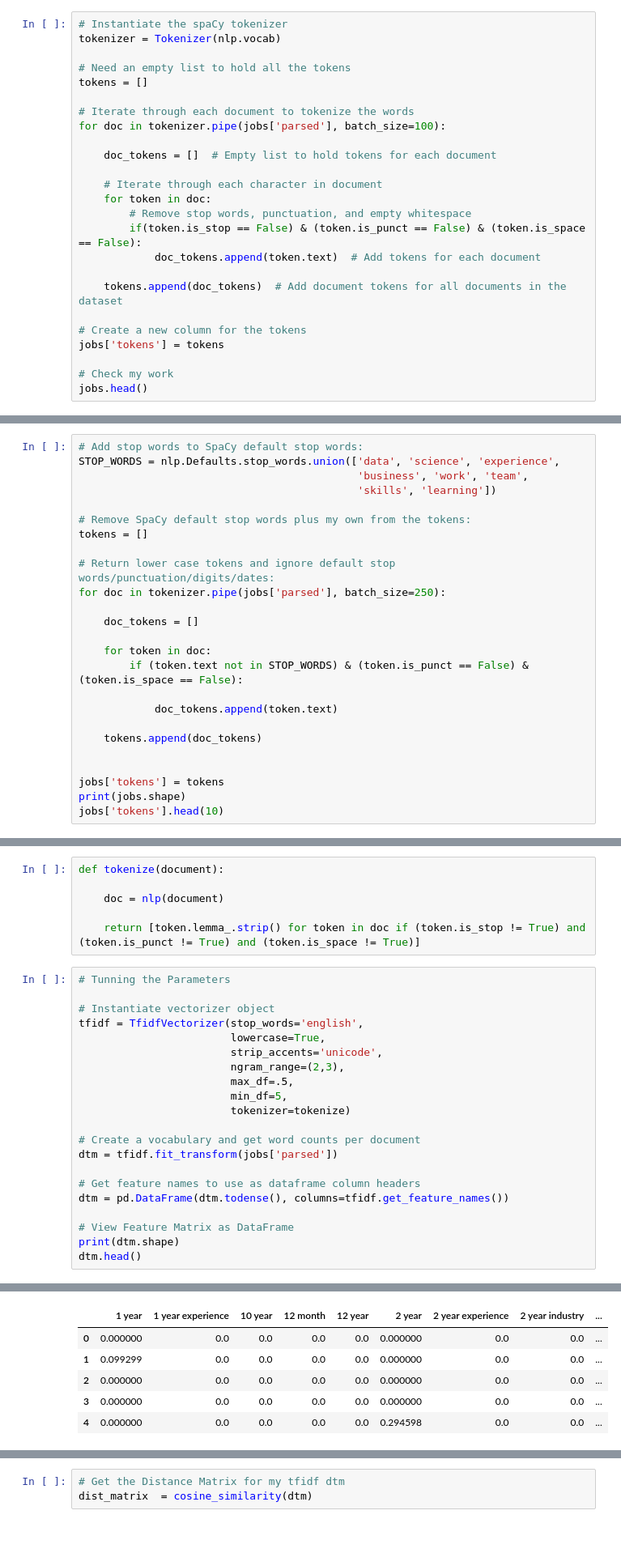
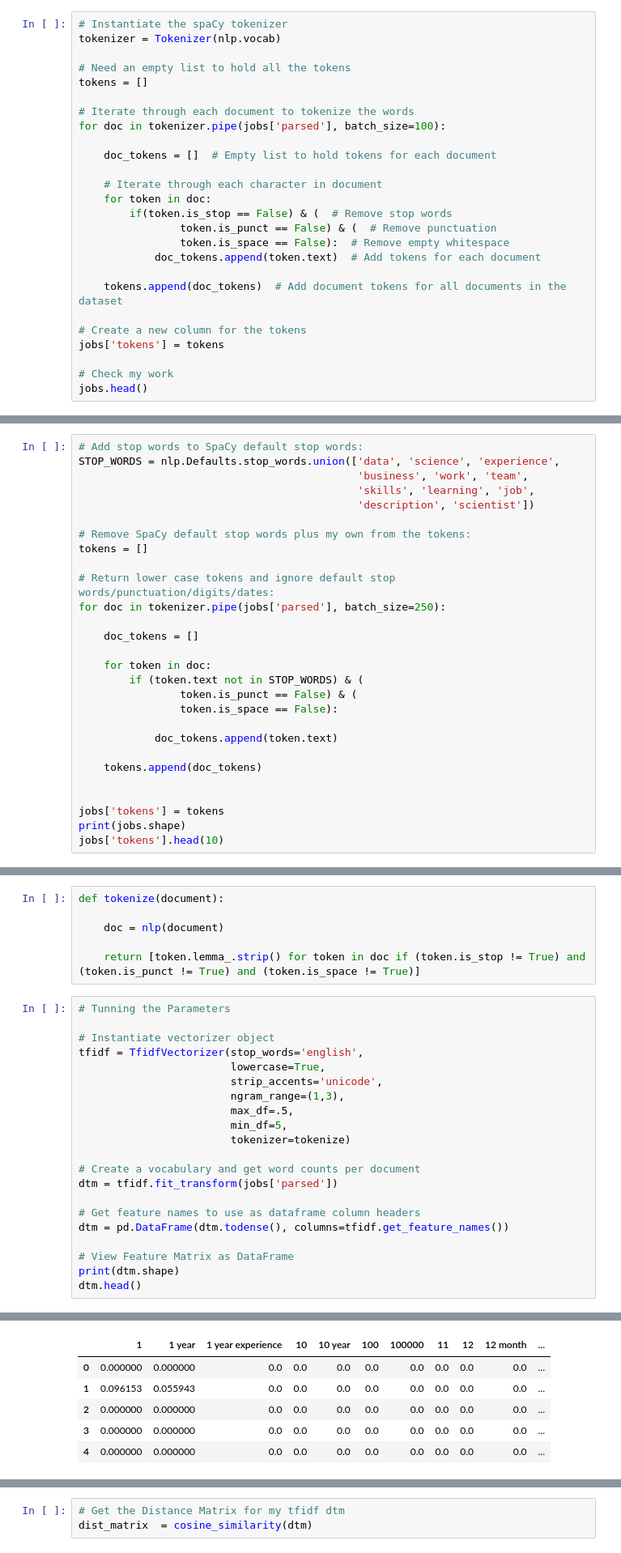
Before and after one commit to jmmiddour/DSPT8-Unit-4-ML, a Jupyter notebook: DS-Unit-4-Sprint-1-NLP-main/module2-vector-representations/LS_DS_412_Vector_Representations_Assignment.ipynb, the cells around one changed output, grey strips where cells are left out. Shown at 81% size. Saved outputs shown, nothing was run; the diff lists cells and outputs as text.

```diff
--- a/DS-Unit-4-Sprint-1-NLP-main/module2-vector-representations/LS_DS_412_Vector_Representations_Assignment.ipynb
+++ b/DS-Unit-4-Sprint-1-NLP-main/module2-vector-representations/LS_DS_412_Vector_Representations_Assignment.ipynb
@@ -181,8 +158,9 @@ for doc in tokenizer.pipe(jobs['parsed'], batch_size=100):
 
     # Iterate through each character in document
     for token in doc:
-        # Remove stop words, punctuation, and empty whitespace
-        if(token.is_stop == False) & (token.is_punct == False) & (token.is_space == False):
+        if(token.is_stop == False) & (  # Remove stop words
+                token.is_punct == False) & (  # Remove punctuation
+                token.is_space == False):  # Remove empty whitespace
             doc_tokens.append(token.text)  # Add tokens for each document
 
     tokens.append(doc_tokens)  # Add document tokens for all documents in the dataset
@@ -338,7 +336,8 @@ plt.axis('off');
 # Add stop words to SpaCy default stop words:
 STOP_WORDS = nlp.Defaults.stop_words.union(['data', 'science', 'experience',
                                             'business', 'work', 'team',
-                                            'skills', 'learning'])
+                                            'skills', 'learning', 'job',
+                                            'description', 'scientist'])
 
 # Remove SpaCy default stop words plus my own from the tokens:
 tokens = []
@@ -349,7 +348,9 @@ for doc in tokenizer.pipe(jobs['parsed'], batch_size=250):
     doc_tokens = []
 
     for token in doc:
-        if (token.text not in STOP_WORDS) & (token.is_punct == False) & (token.is_space == False):
+        if (token.text not in STOP_WORDS) & (
+                token.is_punct == False) & (
+                token.is_space == False):
 
             doc_tokens.append(token.text)
 
@@ -523,7 +526,7 @@ def tokenize(document):
 tfidf = TfidfVectorizer(stop_words='english',
                         lowercase=True,
                         strip_accents='unicode',
-                        ngram_range=(2,3),
+                        ngram_range=(1,3),
                         max_df=.5,
                         min_df=5,
                         tokenizer=tokenize)
@@ -542,6 +545,6 @@ dtm.head()
-|  | 1 year | 1 year experience | 10 year | 12 month | 12 year | 2 year | 2 year experience | 2 year industry | ... |
-| 0 | 0.000000 | 0.0 | 0.0 | 0.0 | 0.0 | 0.000000 | 0.0 | 0.0 | ... |
-| 1 | 0.099299 | 0.0 | 0.0 | 0.0 | 0.0 | 0.000000 | 0.0 | 0.0 | ... |
-| 2 | 0.000000 | 0.0 | 0.0 | 0.0 | 0.0 | 0.000000 | 0.0 | 0.0 | ... |
-| 3 | 0.000000 | 0.0 | 0.0 | 0.0 | 0.0 | 0.000000 | 0.0 | 0.0 | ... |
-| 4 | 0.000000 | 0.0 | 0.0 | 0.0 | 0.0 | 0.294598 | 0.0 | 0.0 | ... |
+|  | 1 | 1 year | 1 year experience | 10 | 10 year | 100 | 100000 | 11 | 12 | 12 month | ... |
+| 0 | 0.000000 | 0.000000 | 0.0 | 0.0 | 0.0 | 0.0 | 0.0 | 0.0 | 0.0 | 0.0 | ... |
+| 1 | 0.096153 | 0.055943 | 0.0 | 0.0 | 0.0 | 0.0 | 0.0 | 0.0 | 0.0 | 0.0 | ... |
+| 2 | 0.000000 | 0.000000 | 0.0 | 0.0 | 0.0 | 0.0 | 0.0 | 0.0 | 0.0 | 0.0 | ... |
+| 3 | 0.000000 | 0.000000 | 0.0 | 0.0 | 0.0 | 0.0 | 0.0 | 0.0 | 0.0 | 0.0 | ... |
+| 4 | 0.000000 | 0.000000 | 0.0 | 0.0 | 0.0 | 0.0 | 0.0 | 0.0 | 0.0 | 0.0 | ... |
```
Also changed, not shown: parts of 30 cells of this notebook.
